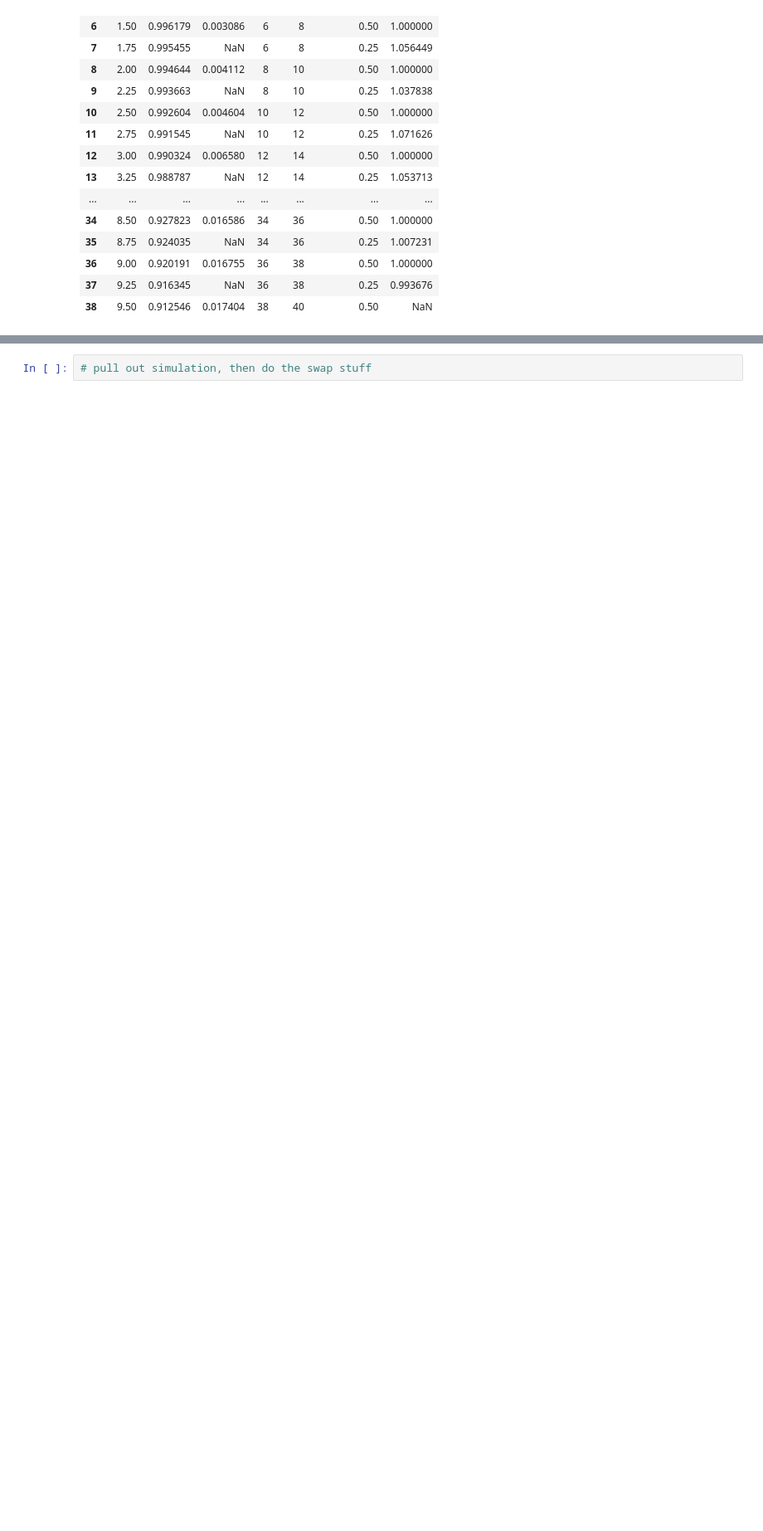
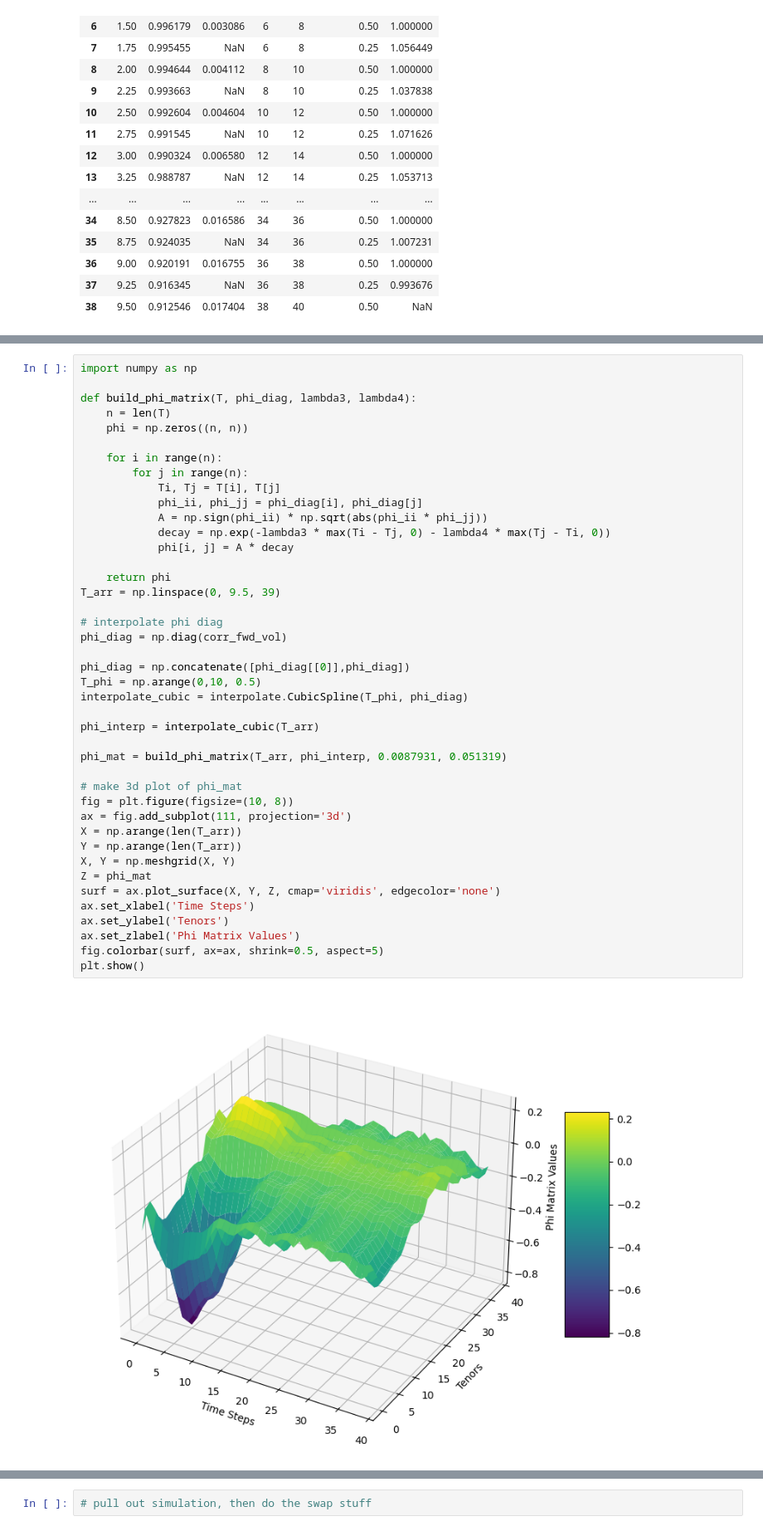
Before and after one commit to Dunkalot/gamma-vega-rl-hedging, a Jupyter notebook: test.ipynb, the cells around one changed output, grey strips where cells are left out. Shown: that part at 83% size. Drawn from its saved outputs; the diff is of its cells as text; blank space fills up the shorter version.

```diff
--- a/test.ipynb
+++ b/test.ipynb
@@ -776,0 +838,44 @@ offset 156, 260
+# %%
+import numpy as np
+
+def build_phi_matrix(T, phi_diag, lambda3, lambda4):
+    n = len(T)
+    phi = np.zeros((n, n))
+
+    for i in range(n):
+        for j in range(n):
+            Ti, Tj = T[i], T[j]
+            phi_ii, phi_jj = phi_diag[i], phi_diag[j]
+            A = np.sign(phi_ii) * np.sqrt(abs(phi_ii * phi_jj))
+            decay = np.exp(-lambda3 * max(Ti - Tj, 0) - lambda4 * max(Tj - Ti, 0))
+            phi[i, j] = A * decay
+
+    return phi
+T_arr = np.linspace(0, 9.5, 39)
+
+# interpolate phi diag
+phi_diag = np.diag(corr_fwd_vol)
+
+phi_diag = np.concatenate([phi_diag[[0]],phi_diag])
+T_phi = np.arange(0,10, 0.5)
+interpolate_cubic = interpolate.CubicSpline(T_phi, phi_diag)
+
+phi_interp = interpolate_cubic(T_arr)
+
+phi_mat = build_phi_matrix(T_arr, phi_interp, 0.0087931, 0.051319)
+
+# make 3d plot of phi_mat
+fig = plt.figure(figsize=(10, 8))
+ax = fig.add_subplot(111, projection='3d')
+X = np.arange(len(T_arr))
+Y = np.arange(len(T_arr))
+X, Y = np.meshgrid(X, Y)
+Z = phi_mat
+surf = ax.plot_surface(X, Y, Z, cmap='viridis', edgecolor='none')
+ax.set_xlabel('Time Steps')
+ax.set_ylabel('Tenors')
+ax.set_zlabel('Phi Matrix Values')
+fig.colorbar(surf, ax=ax, shrink=0.5, aspect=5)
+plt.show()
+# %% [output]
+[figure, added]
```
Also changed, not shown: parts of 16 cells of this notebook, 1 other file.
